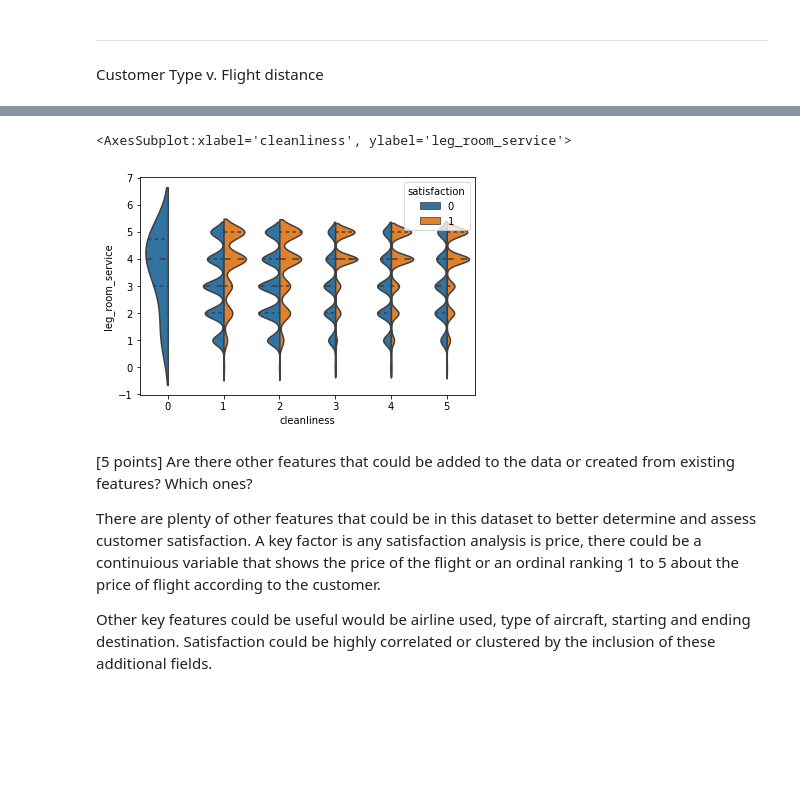
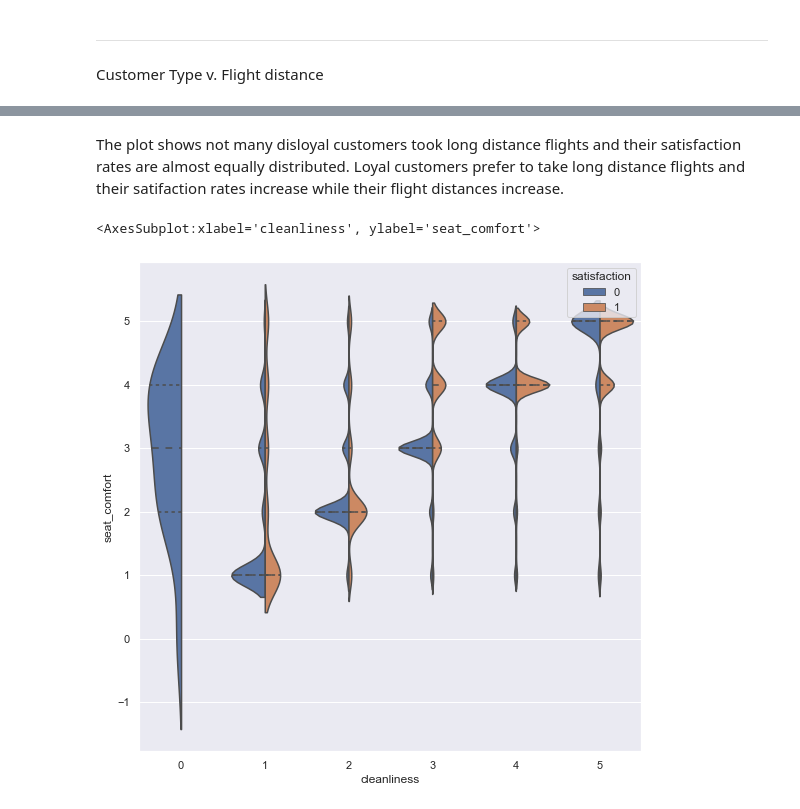
Before and after one commit to wangrenfeng0/Machine-Learning-I, a Jupyter notebook: Project 1_Monday.ipynb, the cells around one changed output, grey strips where cells are left out. Saved outputs shown, nothing was run; the diff lists cells and outputs as text; code cells hidden in the pictures; blank space fills up the shorter version.

```diff
--- a/Project 1_Monday.ipynb
+++ b/Project 1_Monday.ipynb
@@ -507,0 +393,7 @@ From the Scree Plot of ordinal variables, 9 PCAs can explain 90% proportion of v
+# %%
+sns.set(style='darkgrid')
+cmap = sns.diverging_palette(220, 10, as_cmap=True)
+f, ax= plt.subplots(figsize=(9,9))
+
+sns.heatmap(airline_df[airline_continuous_features].corr(),cmap=cmap,annot=True)
+f.tight_layout()
@@ -547,13 +446,10 @@ plt.legend(title='Satisfaction', bbox_to_anchor=(1,1), loc=2)
+# %% [markdown]
+The plot shows not many disloyal customers took long distance flights and their satisfaction rates are almost equally distributed.
+Loyal customers prefer to take long distance flights and their satifaction rates increase while their flight distances increase.
 # %%
-sns.violinplot(x="cleanliness", y="leg_room_service", hue="satisfaction", data=airline_df,
+fig, ax = plt.subplots(figsize=(9, 9))
+sns.violinplot(x="cleanliness", y="seat_comfort", hue="satisfaction", data=airline_df,
                split=True, inner="quart")
 # %% [output]
-<AxesSubplot:xlabel='cleanliness', ylabel='leg_room_service'>
+<AxesSubplot:xlabel='cleanliness', ylabel='seat_comfort'>
-[figure, old version]
+[figure, new version]
-# %% [markdown]
-[5 points] Are there other features that could be added to the data or created from
-existing features? Which ones?
-
-There are plenty of other features that could be in this dataset to better determine and assess customer satisfaction.  A key factor is any satisfaction analysis is price, there could be a continuious variable that shows the price of the flight or an ordinal ranking 1 to 5 about the price of flight according to the customer.
-
-Other key features could be useful would be airline used, type of aircraft, starting and ending destination.  Satisfaction could be highly correlated or clustered by the inclusion of these additional fields.
```
Also changed, not shown: parts of 40 cells of this notebook.
